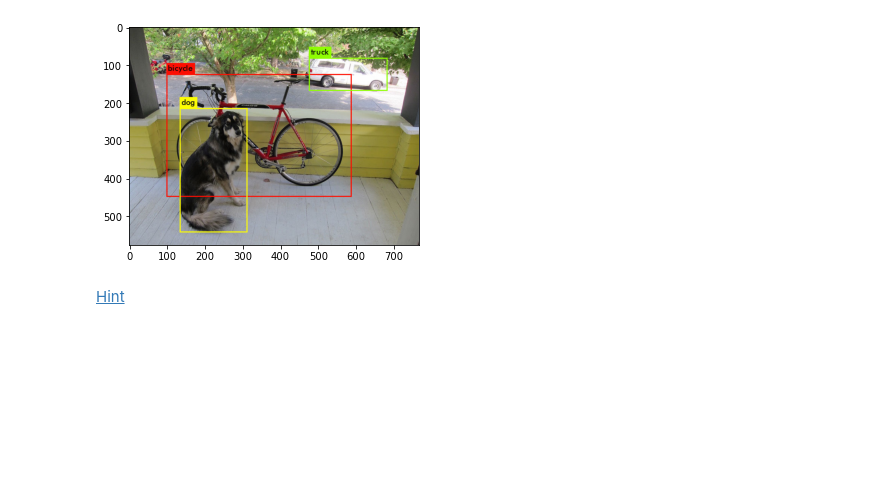
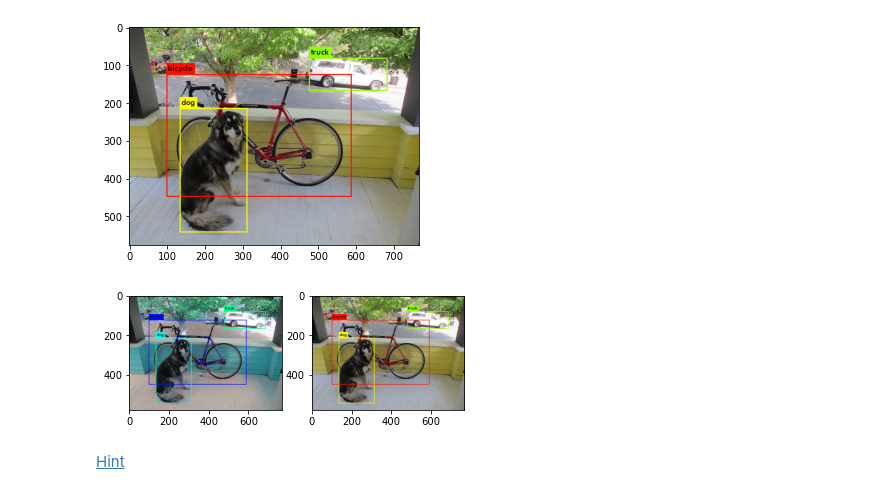
Before and after one commit to shahidqureshi01/AI, a Jupyter notebook: M6_Computer_Vision/01. Basics of computer vision/Computer Vision Day 1 .ipynb, the cells around one changed output. Cells and saved outputs as stored; diff of their text form; code cells hidden in the pictures; blank space fills up the shorter version.

```diff
--- a/M6_Computer_Vision/01. Basics of computer vision/Computer Vision Day 1 .ipynb
+++ b/M6_Computer_Vision/01. Basics of computer vision/Computer Vision Day 1 .ipynb
@@ -96,6 +96,20 @@ plt.imshow(img)
 plt.show()
 # %% [output]
 [figure]
+# %%
+# Show both images (img_OpenCV and img_matplotlib) using matplotlib
+# This will show the image in wrong color:
+img_bgr = cv2.imread(pth)
+b, g, r = cv2.split(img_bgr)
+img_rgb = cv2.merge([r, g, b])
+plt.subplot(121)
+plt.imshow(img_bgr)
+# This will show the image in true color:
+plt.subplot(122)
+plt.imshow(img_rgb)
+plt.show()
+# %% [output]
+[figure, added]
 # %% [markdown]
 [Hint](# "use cvtColor")
 # %% [markdown]
```
Also changed, not shown: parts of 3 cells of this notebook.
